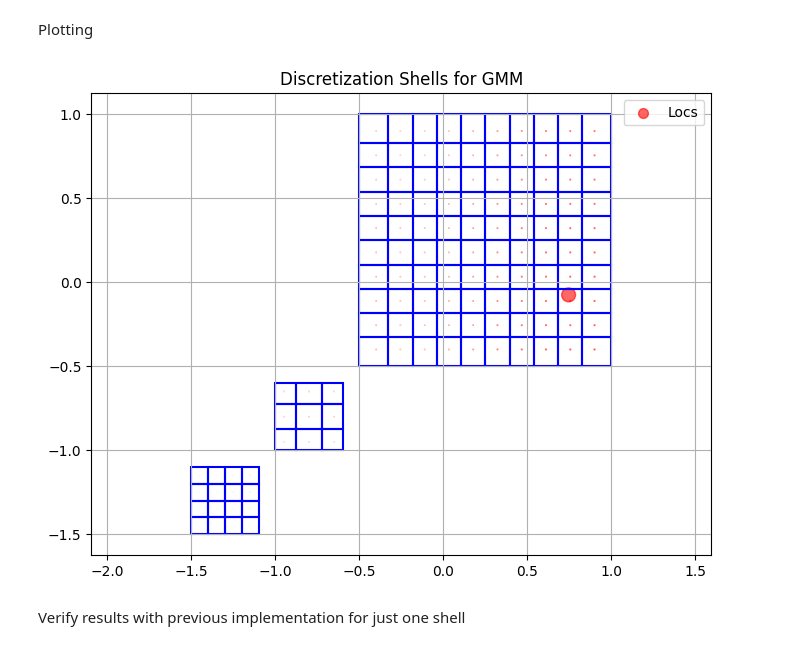
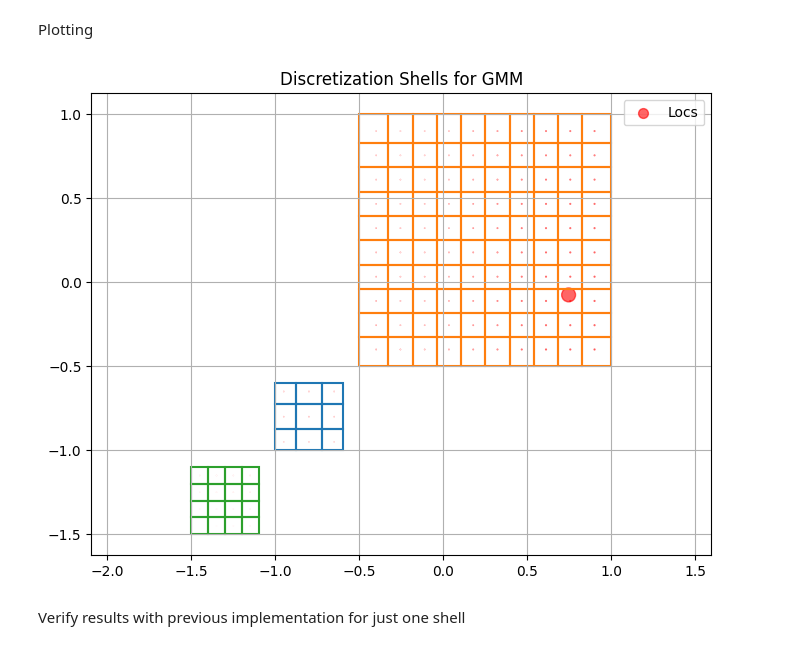
Before and after one commit to elize12345/discretize_distributions, a Jupyter notebook: examples/Shelling.ipynb, the cells around one changed output. Cells and saved outputs as stored; diff of their text form; code cells hidden in the pictures.

```diff
--- a/examples/Shelling.ipynb
+++ b/examples/Shelling.ipynb
@@ -274,8 +274,7 @@ Total W2 error: 0.16193383932113647
 # %% [markdown]
 Plotting
 # %%
-
-cmap = plt.cm.get_cmap('tab10')
+cmap = plt.colormaps.get_cmap('tab10')
 # multiple shells
 plt.figure(figsize=(8, 6))
 ax = plt.gca()
@@ -546,35 +546,36 @@ Plotting
 # %%
 s = (probs_all - probs_all.min()) / (probs_all.max() - probs_all.min()) * 100
 plt.figure(figsize=(8, 6))
 ax = plt.gca()
 ax.scatter(locs_all[:, 0], locs_all[:, 1], label='Locs', s=s, color='red', alpha=0.6)  # locs
-cmap = plt.cm.get_cmap('tab10')
+cmap = plt.colormaps.get_cmap('tab10')
 for idx, R1 in enumerate(all_R1_grids):
+    color = cmap(idx % 10)
     core_lower_vertices_per_dim = R1.lower_vertices_per_dim
     core_upper_vertices_per_dim = R1.upper_vertices_per_dim
     for i in range(len(core_lower_vertices_per_dim[0])):
         for j in range(len(core_lower_vertices_per_dim[1])):
             x0 = core_lower_vertices_per_dim[0][i].item()
             x1 = core_upper_vertices_per_dim[0][i].item()
             y0 = core_lower_vertices_per_dim[1][j].item()
             y1 = core_upper_vertices_per_dim[1][j].item()
             rect = patches.Rectangle(
                 (x0, y0),
                 x1 - x0,
                 y1 - y0,
-                edgecolor='blue',
+                edgecolor=color,
                 facecolor='none',
                 linewidth=1.5,
                 linestyle='-'
             )
             ax.add_patch(rect)
 plt.title("Discretization Shells for GMM")
 plt.legend()
 plt.grid(True)
 plt.axis("equal")
 plt.show()
 # %% [output]
-[figure, old version]
+[figure, new version]
 # %% [markdown]
 Verify results with previous implementation for just one shell
 # %%
```
Also changed, not shown: parts of 4 cells of this notebook, 5 other files.
